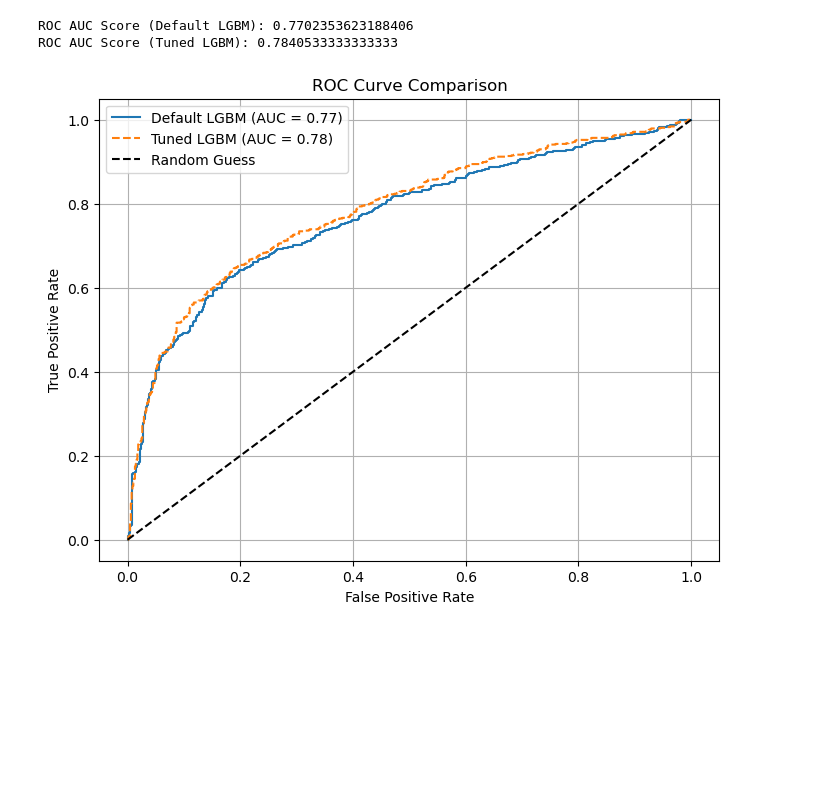
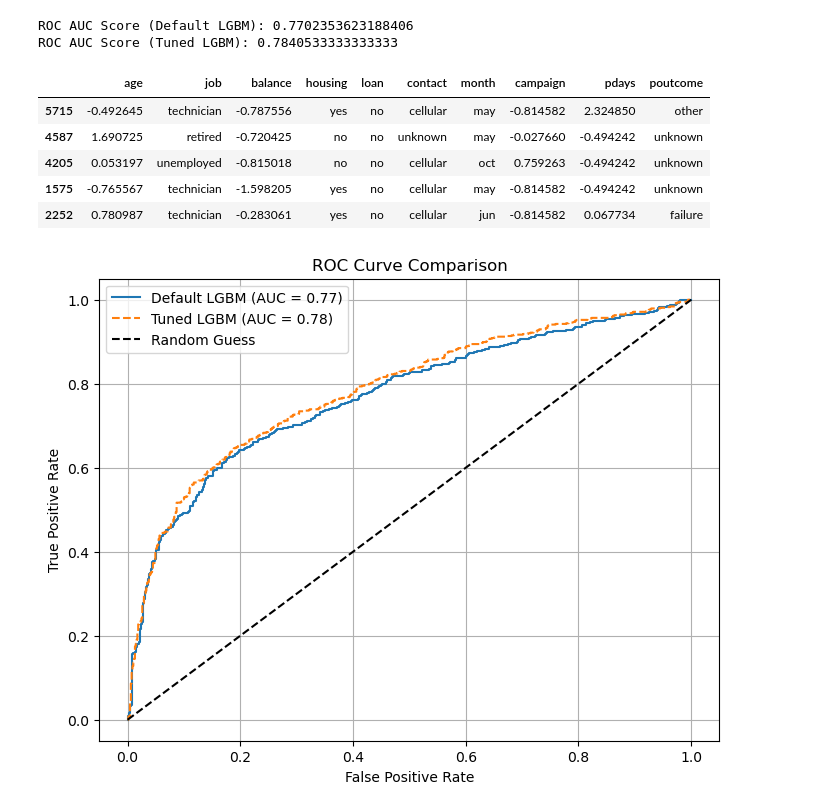
Before and after one commit to tdarum/BankCampaign, a Jupyter notebook: Capstone Project Module 3 Theresia.ipynb, the cells around one changed output. Saved outputs shown, nothing was run; the diff lists cells and outputs as text; code cells hidden in the pictures; blank space fills up the shorter version.

```diff
--- a/Capstone Project Module 3 Theresia.ipynb
+++ b/Capstone Project Module 3 Theresia.ipynb
@@ -1247,6 +1282,15 @@ print('ROC AUC Score (Tuned LGBM):', roc_auc_tuned)
 # %% [output]
 ROC AUC Score (Default LGBM): 0.7702353623188406
 ROC AUC Score (Tuned LGBM): 0.7840533333333333
+# %%
+x_test.head()
+# %% [output]
+|  | age | job | balance | housing | loan | contact | month | campaign | pdays | poutcome |
+| 5715 | -0.492645 | technician | -0.787556 | yes | no | cellular | may | -0.814582 | 2.324850 | other |
+| 4587 | 1.690725 | retired | -0.720425 | no | no | unknown | may | -0.027660 | -0.494242 | unknown |
+| 4205 | 0.053197 | unemployed | -0.815018 | no | no | cellular | oct | 0.759263 | -0.494242 | unknown |
+| 1575 | -0.765567 | technician | -1.598205 | yes | no | cellular | may | -0.814582 | -0.494242 | unknown |
+| 2252 | 0.780987 | technician | -0.283061 | yes | no | cellular | jun | -0.814582 | 0.067734 | failure |
 # %%
 import matplotlib.pyplot as plt
 
```
Also changed, not shown: parts of 35 cells of this notebook.
